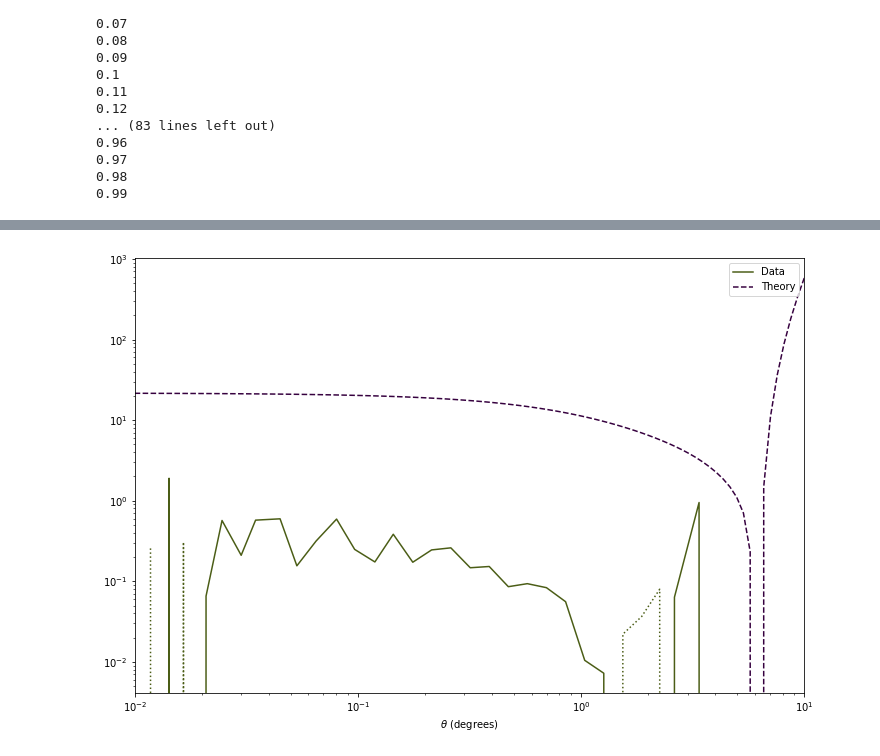
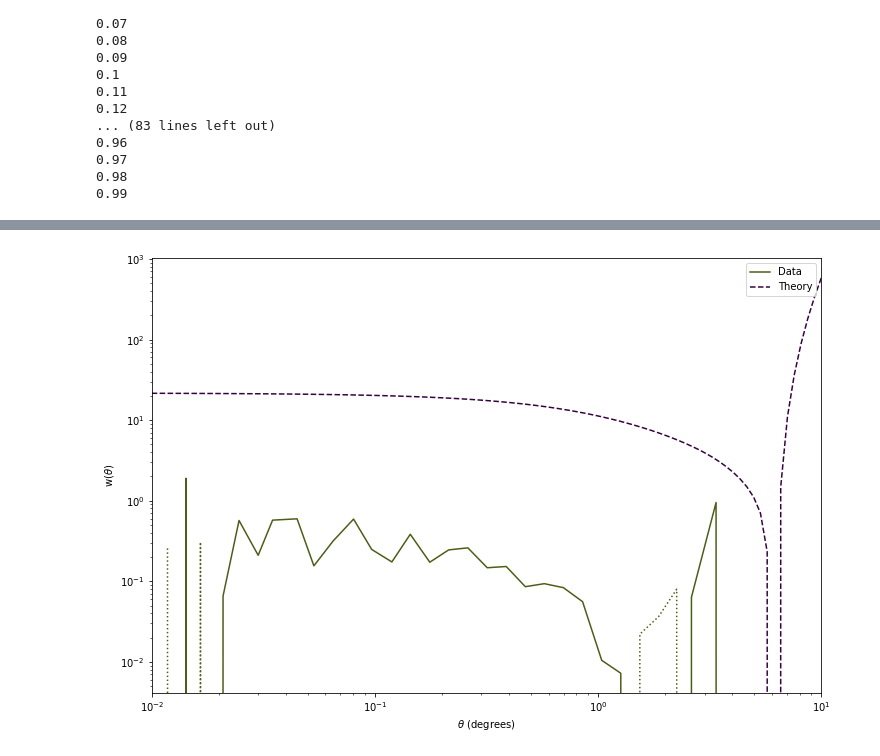
Before and after one commit to MTabbutt/Cosmology, a Jupyter notebook: SNe CrossCorrelations/PanSTARRS X Boss _ Theory Comparison _ 2D_V2.ipynb, the cells around one changed output, grey strips where cells are left out. Saved outputs shown, nothing was run; the diff lists cells and outputs as text; code cells hidden in the pictures.

```diff
--- a/SNe CrossCorrelations/PanSTARRS X Boss _ Theory Comparison _ 2D_V2.ipynb
+++ b/SNe CrossCorrelations/PanSTARRS X Boss _ Theory Comparison _ 2D_V2.ipynb
@@ -412,17 +418,18 @@ xi_PanSTARRS_Full = np.array(PanSTARRS_Data['xi_PanSTARRS_Full'])
 # %%
 plt.figure(figsize=(12, 8))
 
 plt.plot(r_PanSTARRS_Full, xi_PanSTARRS_Full, color='#4b5d16', label="Data")
 plt.plot(r_PanSTARRS_Full, -xi_PanSTARRS_Full, color='#4b5d16', ls=':')
 
 plt.plot(theta_values, Correlation(theta_values), color='#36013f', ls="--", label="Theory")
 
 plt.xscale('log')
 plt.yscale('log', nonposy='clip')
 plt.xlabel(r'$\theta$ (degrees)')
+plt.ylabel(r'w($\theta$)')
 plt.legend(loc='upper right')
 plt.xlim([0.01,10])
 
 plt.show()
 # %% [output]
-[figure, old version]
+[figure, new version]
```
Also changed, not shown: parts of 9 cells of this notebook.
